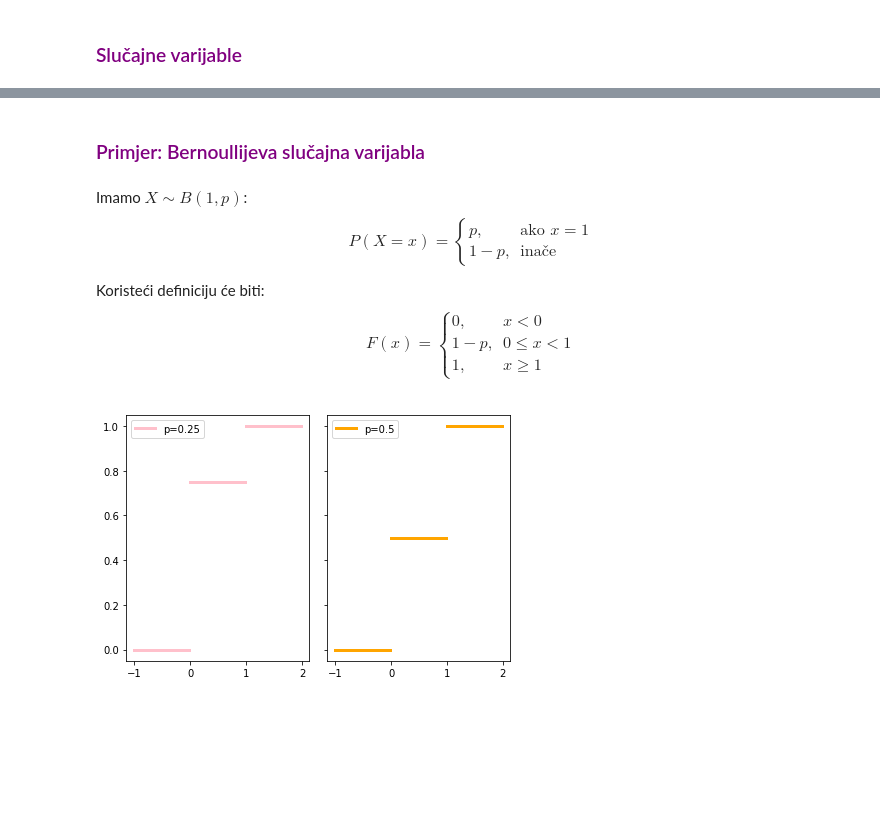
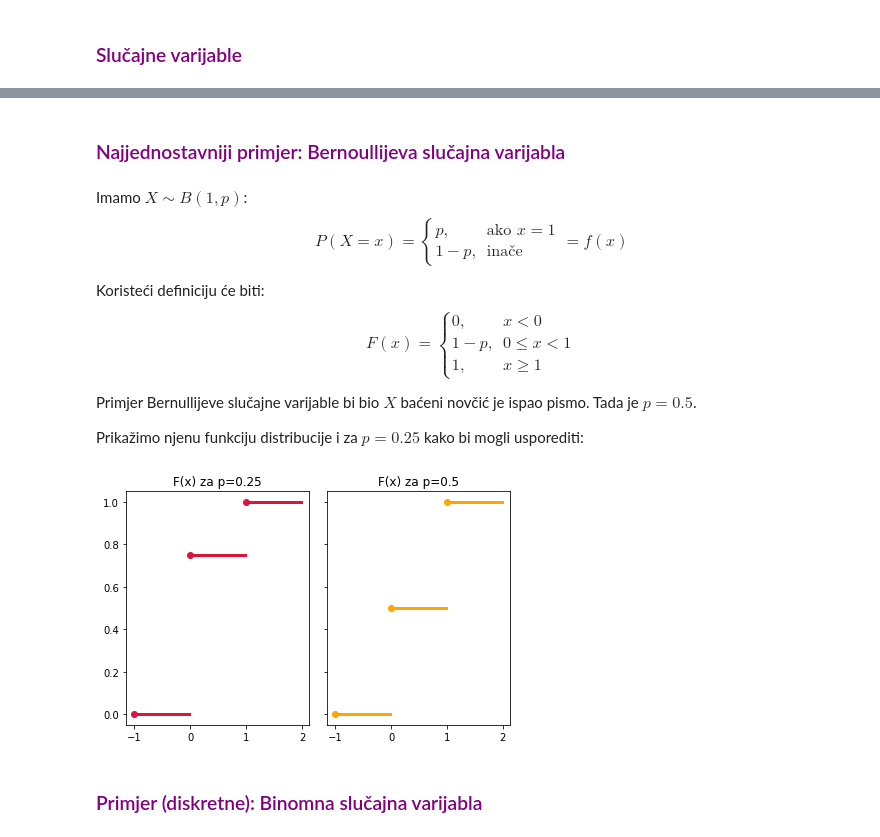
Before and after one commit to babjank/MS, a Jupyter notebook: Zadaca1.ipynb, the cells around one changed output, grey strips where cells are left out. Saved outputs shown, nothing was run; the diff lists cells and outputs as text; code cells hidden in the pictures; blank space fills up the shorter version.

```diff
--- a/Zadaca1.ipynb
+++ b/Zadaca1.ipynb
@@ -165,7 +166,7 @@ P(a\leq X\leq b) &= \int_a^b f(x)\,\mathrm{d}x
 \end{align*}
 $$
 # %% [markdown]
-### <span style="color:purple"> Primjer: Bernoullijeva slučajna varijabla </span>
+### <span style="color:purple"> Najjednostavniji primjer: Bernoullijeva slučajna varijabla </span>
 # %% [markdown]
 Imamo $X\sim B(1,p)$:
 $$P(X=x)=
@@ -173,6 +174,7 @@ $$P(X=x)=
 p, & \text{ako $x=1$}\\
 1-p, & \text{inače}
 \end{cases}
+=f(x)
 $$
 
 Koristeći definiciju će biti:
@@ -182,3 +184,7 @@ $$F(x)=
 1-p, & 0\leq x<1\\
 1, & x\geq1
 \end{cases}$$
+
+Primjer Bernullijeve slučajne varijable bi bio $X$ baćeni novčić je ispao pismo. Tada je $p=0.5$.
+
+Prikažimo njenu funkciju distribucije i za $p=0.25$ kako bi mogli usporediti:
@@ -185,29 +199,24 @@ $$F(x)=
 # %%
-def F(x, p):
-    if(x<0):
-        return 0
-    elif(x<1):
-        return 1-p
-    else:
-        return 1
 x1 = np.linspace(-1,0)[:-1]
 x2 = np.linspace(0,1)[:-1]
 x3 = np.linspace(1,2)[:-1]
 
 fig, (ax1, ax2) = plt.subplots(1, 2, sharey = True)
 
-ax1.plot(x1,[F(i, 0.25) for i in x1], linewidth=3, color='pink')
-ax1.plot(x2,[F(i, 0.25) for i in x2],linewidth=3, color='pink')
-ax1.plot(x3,[F(i, 0.25) for i in x3],linewidth=3, color='pink')
+ax1.plot(x1,[F(i, 0.25) for i in x1], linewidth=3, color='crimson', marker='o', markevery=50)
+ax1.plot(x2,[F(i, 0.25) for i in x2],linewidth=3, color='crimson', marker='o', markevery=50)
+ax1.plot(x3,[F(i, 0.25) for i in x3],linewidth=3, color='crimson', marker='o', markevery=50)
 
-ax2.plot(x1,[F(i, 0.5) for i in x1], linewidth=3, color='orange')
-ax2.plot(x2,[F(i, 0.5) for i in x2],linewidth=3, color='orange')
-ax2.plot(x3,[F(i, 0.5) for i in x3],linewidth=3, color='orange')
+ax2.plot(x1,[F(i, 0.5) for i in x1], linewidth=3, color='orange', marker='o', markevery=50)
+ax2.plot(x2,[F(i, 0.5) for i in x2],linewidth=3, color='orange', marker='o', markevery=50)
+ax2.plot(x3,[F(i, 0.5) for i in x3],linewidth=3, color='orange', marker='o', markevery=50)
 
-ax1.legend(['p=0.25'], loc='best')
-ax2.legend(['p=0.5'], loc='best')
+ax1.set_title('F(x) za p=0.25')
+ax2.set_title('F(x) za p=0.5')
 
 fig.tight_layout()
 plt.show()
 # %% [output]
-[figure, old version]
+[figure, new version]
+# %% [markdown]
+### <span style="color:purple"> Primjer (diskretne): Binomna slučajna varijabla </span>
```
Also changed, not shown: parts of 18 cells of this notebook.
